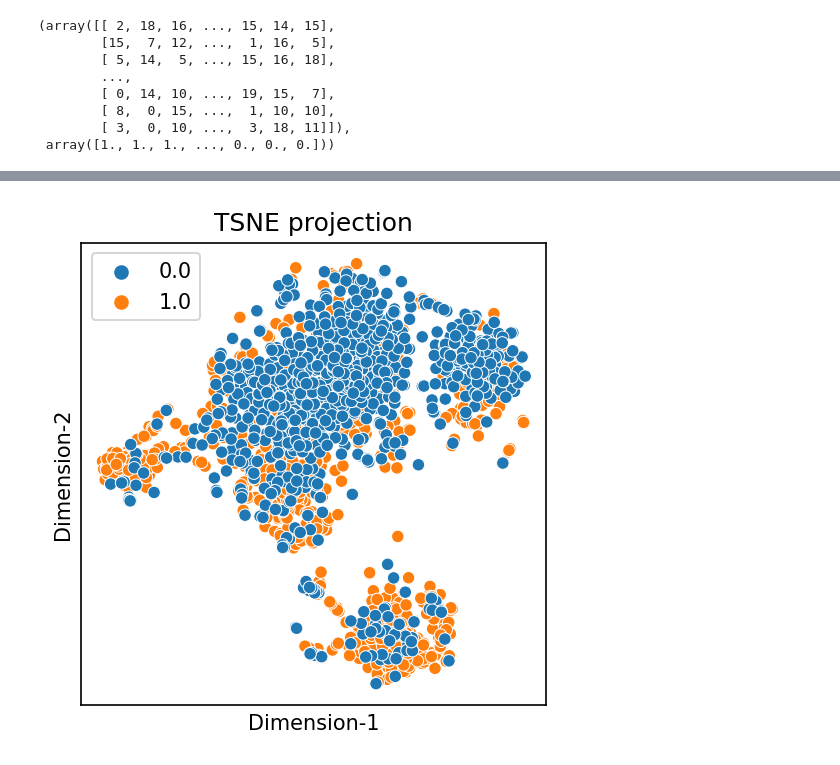
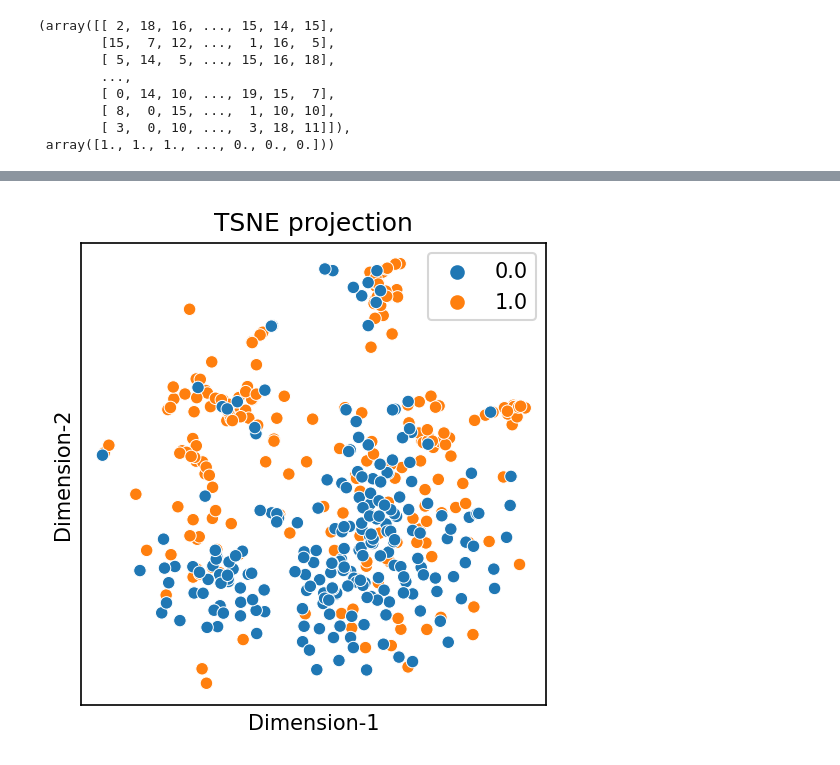
Before and after one commit to anuprulez/transformer_dephosphorylation, a Jupyter notebook: notebooks/train_prot_t5_ffn.ipynb, the cells around one changed output, grey strips where cells are left out. Saved outputs shown, nothing was run; the diff lists cells and outputs as text; code cells hidden in the pictures.

```diff
--- a/notebooks/train_prot_t5_ffn.ipynb
+++ b/notebooks/train_prot_t5_ffn.ipynb
@@ -698,22 +787,6 @@ history_C = model_C.fit(X_train_CNN, train_ST_labels, batch_size=256, epochs=n_e
                         ,callbacks=[checkpointer]
                         , validation_data=(X_test_CNN, test_ST_labels))
 
-# Save model
-#model_C.save_weights('../models/re_train_model_C.h5')
-
-y_pred = model_C.predict(X_test_CNN).reshape(test_ST_labels.shape[0],)
-y_pred = (y_pred > 0.5)
-y_pred = [int(i) for i in y_pred]
-test_ST_labels = np.array(test_ST_labels)
-y_pred = np.array(y_pred)
-
-cm = confusion_matrix(test_ST_labels, y_pred)
-mcc = matthews_corrcoef(test_ST_labels, y_pred)
-acc = accuracy_score(test_ST_labels, y_pred)
-
-sn = cm[1][1]/(cm[1][1]+cm[1][0])
-sp = cm[0][0]/(cm[0][0]+cm[0][1])
-
 #save plot
 plot(history_C)
 print("\n Acc: %s, MCC: %s, SN:%s, SP:%s, \n CM:%s" %(str(acc), str(mcc), str(sn), str(sp), cm))
@@ -855,20 +931,5 @@ Epoch 20/20
 # %%
-y_pred = stacked_model.predict([X_test_CNN, X_test_full_ST_embedding, X_test_CNN]).reshape(test_ST_labels.shape[0],)
-y_pred = (y_pred > 0.5)
-y_pred = [int(i) for i in y_pred]
-test_ST_labels = np.array(test_ST_labels)
-y_pred = np.array(y_pred)
-
-cm = confusion_matrix(test_ST_labels, y_pred)
-mcc = matthews_corrcoef(test_ST_labels, y_pred)
-acc = accuracy_score(test_ST_labels, y_pred)
-
-sn = cm[1][1]/(cm[1][1]+cm[1][0])
-sp = cm[0][0]/(cm[0][0]+cm[0][1])
-
 plot(st_history)
-
-print("\n Acc: %s, MCC: %s, SN:%s, SP:%s, \n CM:%s" %(str(acc), str(mcc), str(sn), str(sp), cm))
 print()
 
 # Predict
@@ -982,28 +1040,30 @@ plt.show()
 # %%
-hidden_features_raw = X_train_full_ST_embedding
+hidden_features_raw = X_test_full_ST_embedding
+df = pd.DataFrame()
+df['Target'] = test_ST_labels
 
 m_raw = TSNE(learning_rate = "auto", perplexity = 100, random_state = 20)
 
 tsne_features = m_raw.fit_transform(hidden_features_raw)
 
 df['Dimension-1'] = tsne_features[:,0]
 df['Dimension-2'] = tsne_features[:,1]
 
 figsize = (4, 4)
 figure(figsize=figsize, dpi=150)
 
 sns.scatterplot(x="Dimension-1", y="Dimension-2", hue='Target',data=df)
 plt.tick_params(top=False,
                bottom=False,
                left=False,
                right=False,
                labelleft=False,
                labelbottom=False)
 
 plt.title("TSNE projection")
 plt.legend().set_visible(True)
 filename = "TSNE_Embedding_Pos_Neg_Raw.png"
 plt.savefig(filename, dpi=150, bbox_inches='tight')
 plt.show()
 # %% [output]
-[figure, old version]
+[figure, new version]
```
Also changed, not shown: parts of 31 cells of this notebook, 38 other files.
